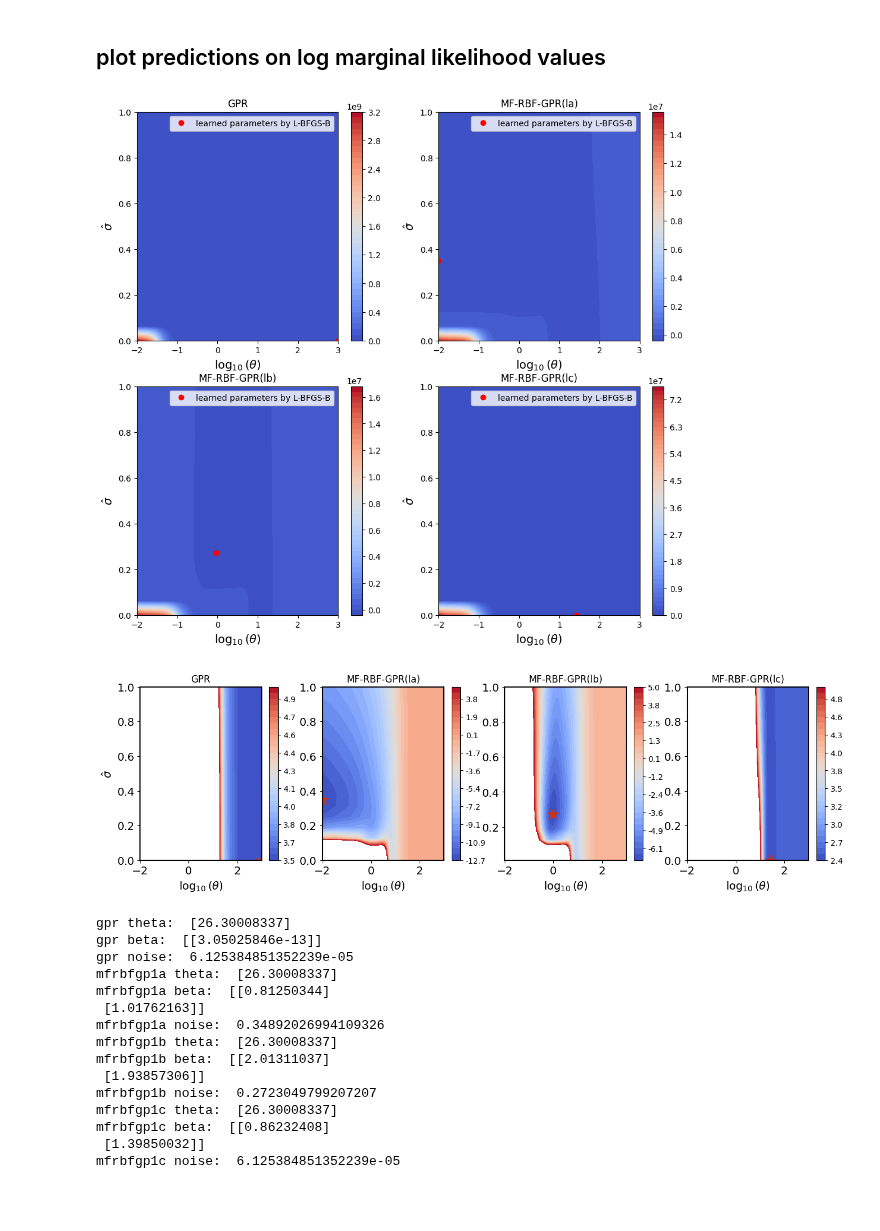
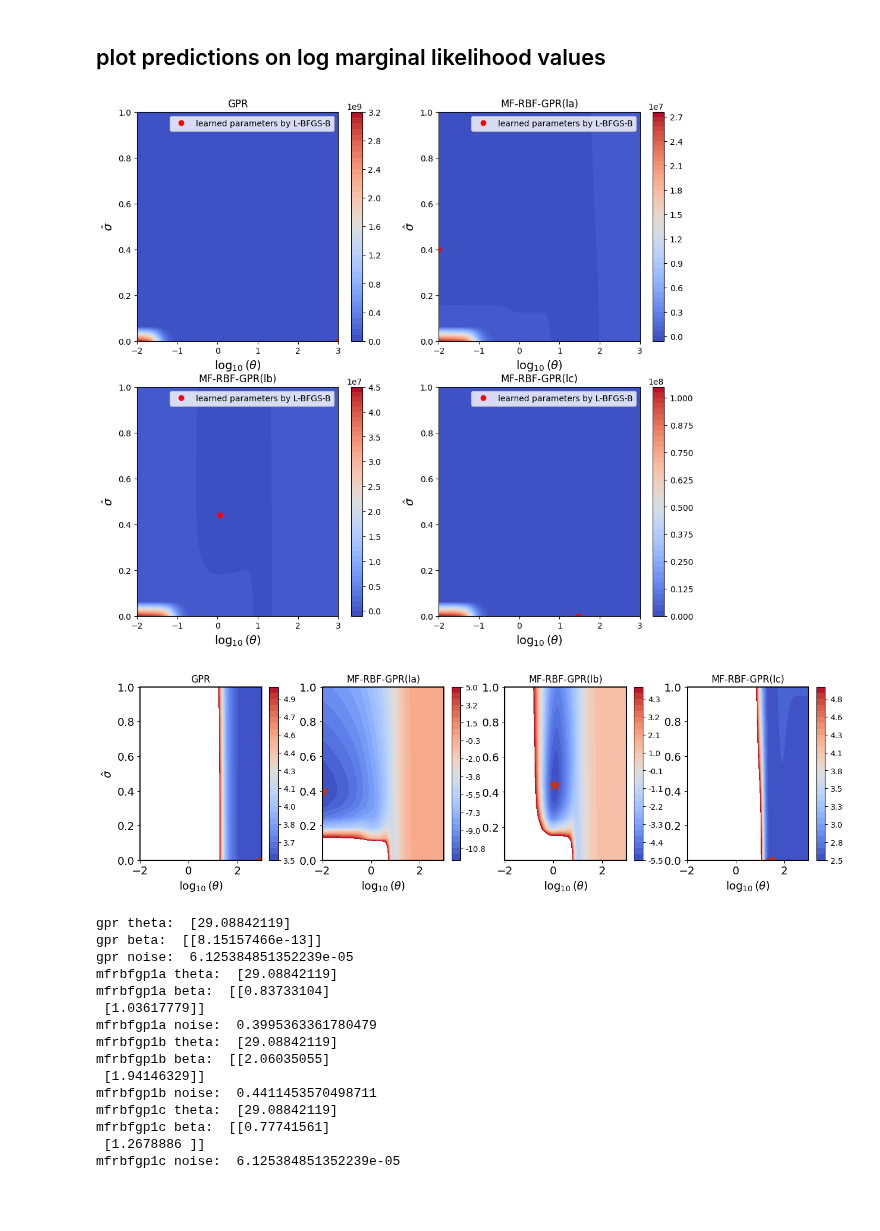
Before and after one commit to bessagroup/mfbml, a Jupyter notebook: studies/gpr_illustrative_examples/mf_rbf_gpr/landscape_of_nll.ipynb, the cells around one changed output. Drawn from its saved outputs; the diff is of its cells as text; code cells hidden in the pictures.

Commit message:
new noise comparison results

```diff
--- a/studies/gpr_illustrative_examples/mf_rbf_gpr/landscape_of_nll.ipynb
+++ b/studies/gpr_illustrative_examples/mf_rbf_gpr/landscape_of_nll.ipynb
@@ -36,7 +36,7 @@ noise_lf_add = 0.3
 
 # samples information
 num_hf_samples = 7
-num_lf_samples = 70
+num_lf_samples = 200
 num_test_samples = 1000
 optimizer_restart = 10
 # %% [markdown]
@@ -595,7 +595,7 @@ plt.savefig("neg_log_likelihood_comparison.svg", dpi=300, bbox_inches="tight")
 plt.savefig("neg_log_likelihood_comparison.pdf", dpi=300, bbox_inches="tight")
 plt.show()
 # %% [output]
-[figure, old version]
+[figure, new version]
 # %%
 import matplotlib.ticker as ticker
 
@@ -666,35 +666,35 @@ cs = ax[3].contourf(
     levels=np.linspace(log_likelihood_mfrbfgp1c.min(), 5, 30),
     cmap=cm.coolwarm,
 )
 ax[3].plot(
     theta_learned_mfrbfgp1c,
     noise_learned_mfrbfgp1c,
     "*",
     color="#CC3311",
     markersize=15,
 )
 ax[3].set_xlabel(r"$\log_{10}(\theta)$", fontsize=14)
 ax[3].set_ylim(0, 1)
 ax[3].set_title("MF-RBF-GPR(lc)")
 cbar = fig.colorbar(cs)
 cbar.ax.yaxis.set_major_formatter(ticker.FormatStrFormatter("%.1f"))
 
 # set the font size of axis
 for i in range(4):
-    ax[i].tick_params(axis="both", which="major", labelsize=font_size)
+    ax[i].tick_params(axis="both", which="major", labelsize=14)
     # set the line width of the axis
     for axis in ["top", "bottom", "left", "right"]:
         ax[i].spines[axis].set_linewidth(1.5)
 
 plt.savefig("neg_log_likelihood_comparison_zoom_in.png",
             dpi=300, bbox_inches="tight")
 plt.savefig("neg_log_likelihood_comparison_zoom_in.svg",
             dpi=300, bbox_inches="tight")
 plt.savefig("neg_log_likelihood_comparison_zoom_in.pdf",
             dpi=300, bbox_inches="tight")
 plt.show()
 # %% [output]
-[figure, old version]
+[figure, new version]
 # %%
 # output the learned parameters
 print("gpr theta: ", gpr.kernel.param)
@@ -710,20 +710,20 @@ print("mfrbfgp1c theta: ", mfrbfgp1c.kernel.param)
 print("mfrbfgp1c beta: ", mfrbfgp1c.beta)
 print("mfrbfgp1c noise: ", noise_learned_mfrbfgp1c)
 # %% [output]
-gpr theta:  [26.30008337]
-gpr beta:  [[3.05025846e-13]]
+gpr theta:  [29.08842119]
+gpr beta:  [[8.15157466e-13]]
 gpr noise:  6.125384851352239e-05
-mfrbfgp1a theta:  [26.30008337]
-mfrbfgp1a beta:  [[0.81250344]
- [1.01762163]]
-mfrbfgp1a noise:  0.34892026994109326
-mfrbfgp1b theta:  [26.30008337]
-mfrbfgp1b beta:  [[2.01311037]
- [1.93857306]]
-mfrbfgp1b noise:  0.2723049799207207
-mfrbfgp1c theta:  [26.30008337]
-mfrbfgp1c beta:  [[0.86232408]
- [1.39850032]]
+mfrbfgp1a theta:  [29.08842119]
+mfrbfgp1a beta:  [[0.83733104]
+ [1.03617779]]
+mfrbfgp1a noise:  0.3995363361780479
+mfrbfgp1b theta:  [29.08842119]
+mfrbfgp1b beta:  [[2.06035055]
+ [1.94146329]]
+mfrbfgp1b noise:  0.4411453570498711
+mfrbfgp1c theta:  [29.08842119]
+mfrbfgp1c beta:  [[0.77741561]
+ [1.2678886 ]]
 mfrbfgp1c noise:  6.125384851352239e-05
 # %% [markdown]
 #
```
Also changed, not shown: parts of 13 cells of this notebook, 30 other files.
